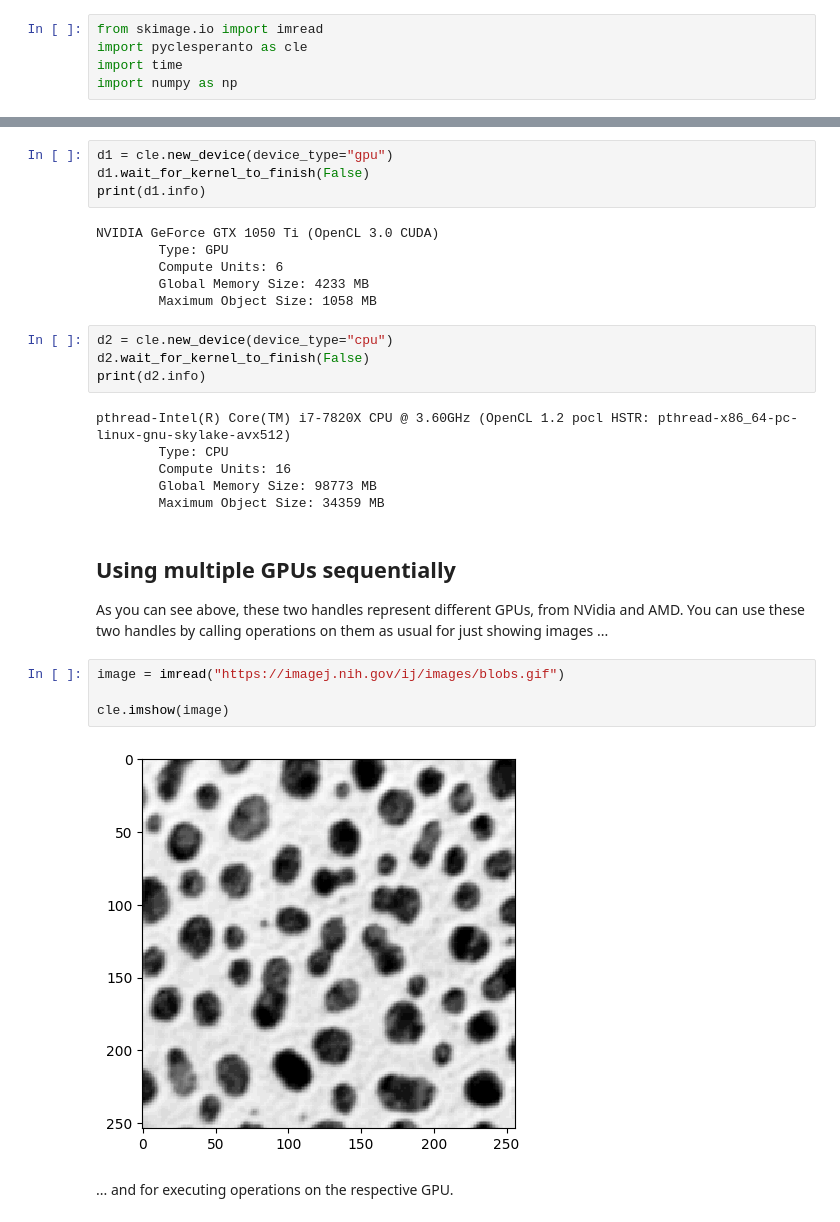
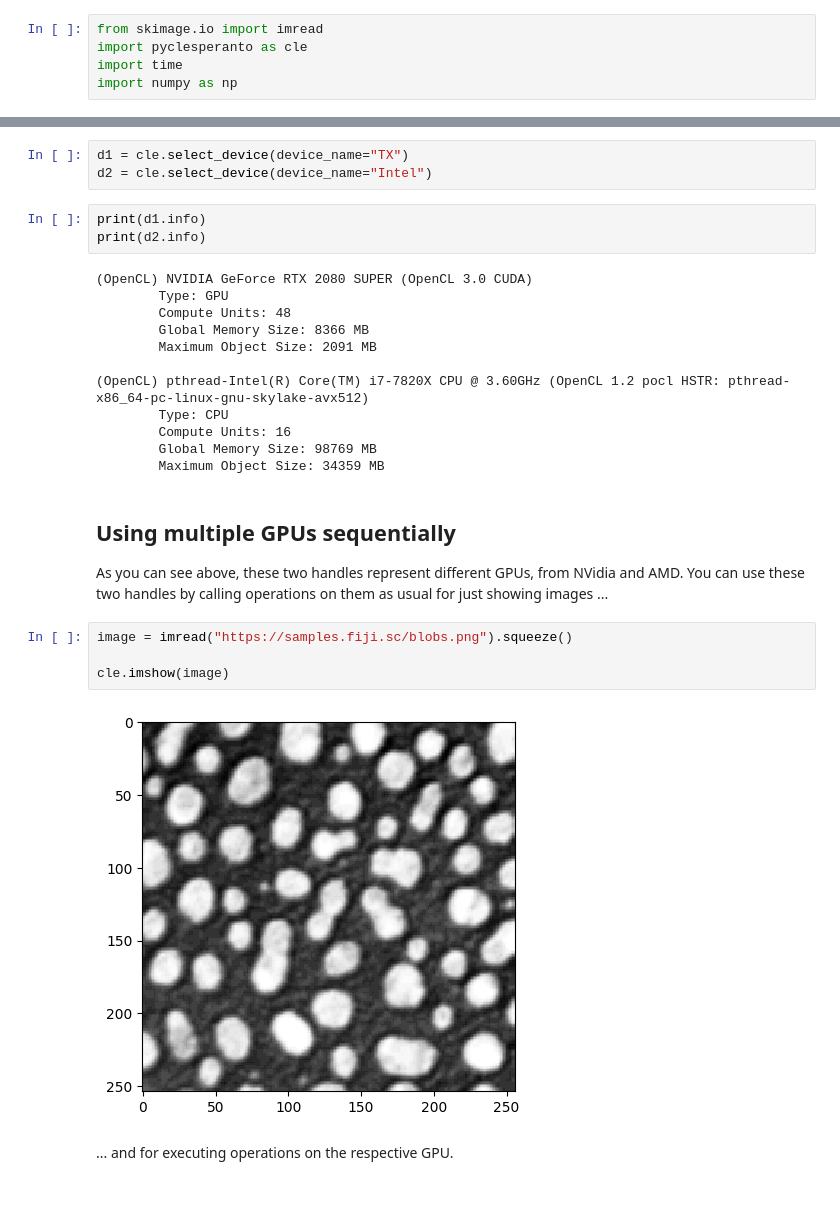
Before and after one commit to clEsperanto/pyclesperanto, a Jupyter notebook: demos/multi_gpu_demo.ipynb, the cells around one changed output, grey strips where cells are left out. Cells and saved outputs as stored; diff of their text form; blank space fills up the shorter version.

```diff
--- a/demos/multi_gpu_demo.ipynb
+++ b/demos/multi_gpu_demo.ipynb
@@ -14,32 +14,30 @@ cle.list_available_devices()
 # %%
-d1 = cle.new_device(device_type="gpu")
-d1.wait_for_kernel_to_finish(False)
-print(d1.info)
+d1 = cle.select_device(device_name="TX")
+d2 = cle.select_device(device_name="Intel")
-# %% [output]
-NVIDIA GeForce GTX 1050 Ti (OpenCL 3.0 CUDA)
-        Type: GPU
-        Compute Units: 6
-        Global Memory Size: 4233 MB
-        Maximum Object Size: 1058 MB
 # %%
-d2 = cle.new_device(device_type="cpu")
-d2.wait_for_kernel_to_finish(False)
+print(d1.info)
 print(d2.info)
 # %% [output]
-pthread-Intel(R) Core(TM) i7-7820X CPU @ 3.60GHz (OpenCL 1.2 pocl HSTR: pthread-x86_64-pc-linux-gnu-skylake-avx512)
+(OpenCL) NVIDIA GeForce RTX 2080 SUPER (OpenCL 3.0 CUDA)
+        Type: GPU
+        Compute Units: 48
+        Global Memory Size: 8366 MB
+        Maximum Object Size: 2091 MB
+
+(OpenCL) pthread-Intel(R) Core(TM) i7-7820X CPU @ 3.60GHz (OpenCL 1.2 pocl HSTR: pthread-x86_64-pc-linux-gnu-skylake-avx512)
         Type: CPU
         Compute Units: 16
-        Global Memory Size: 98773 MB
+        Global Memory Size: 98769 MB
         Maximum Object Size: 34359 MB
 # %% [markdown]
 ## Using multiple GPUs sequentially
 As you can see above, these two handles represent different GPUs, from NVidia and AMD. You can use these two handles by calling operations on them as usual for just showing images ...
 # %%
-image = imread("https://imagej.nih.gov/ij/images/blobs.gif")
+image = imread("https://samples.fiji.sc/blobs.png").squeeze()
 
 cle.imshow(image)
 # %% [output]
-[figure, old version]
+[figure, new version]
 # %% [markdown]
 ... and for executing operations on the respective GPU.
 # %%
```
Also changed, not shown: parts of 12 cells of this notebook.
